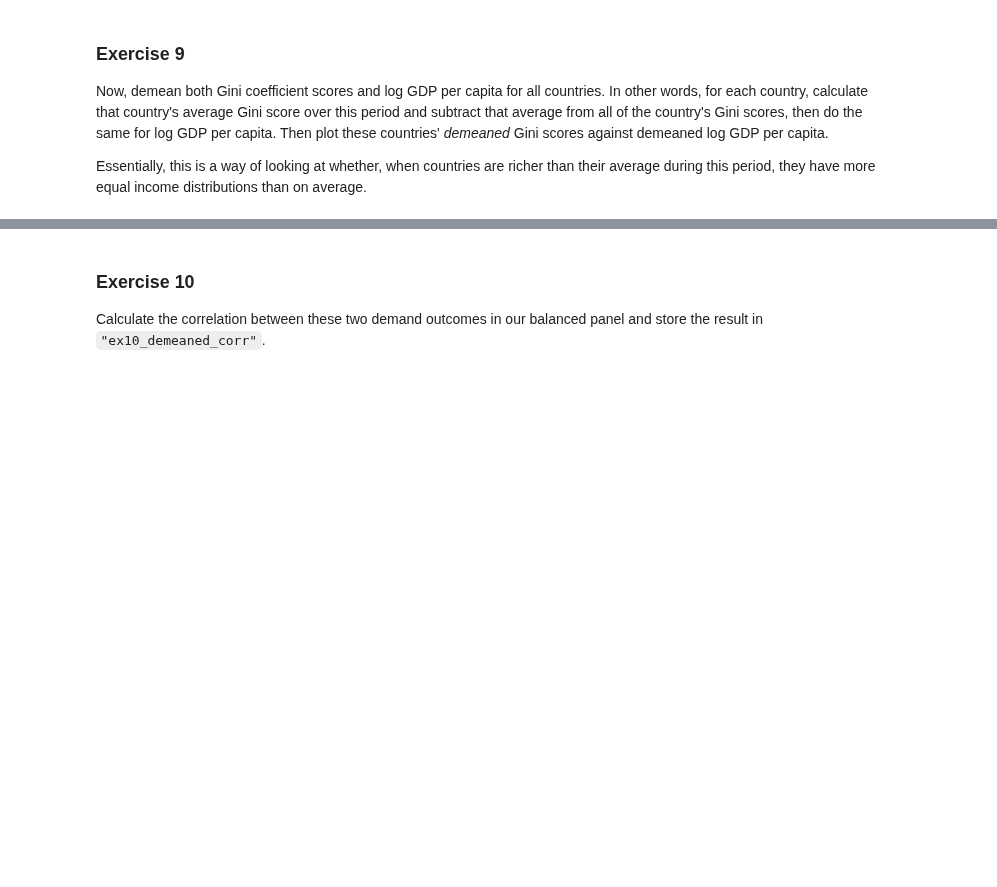
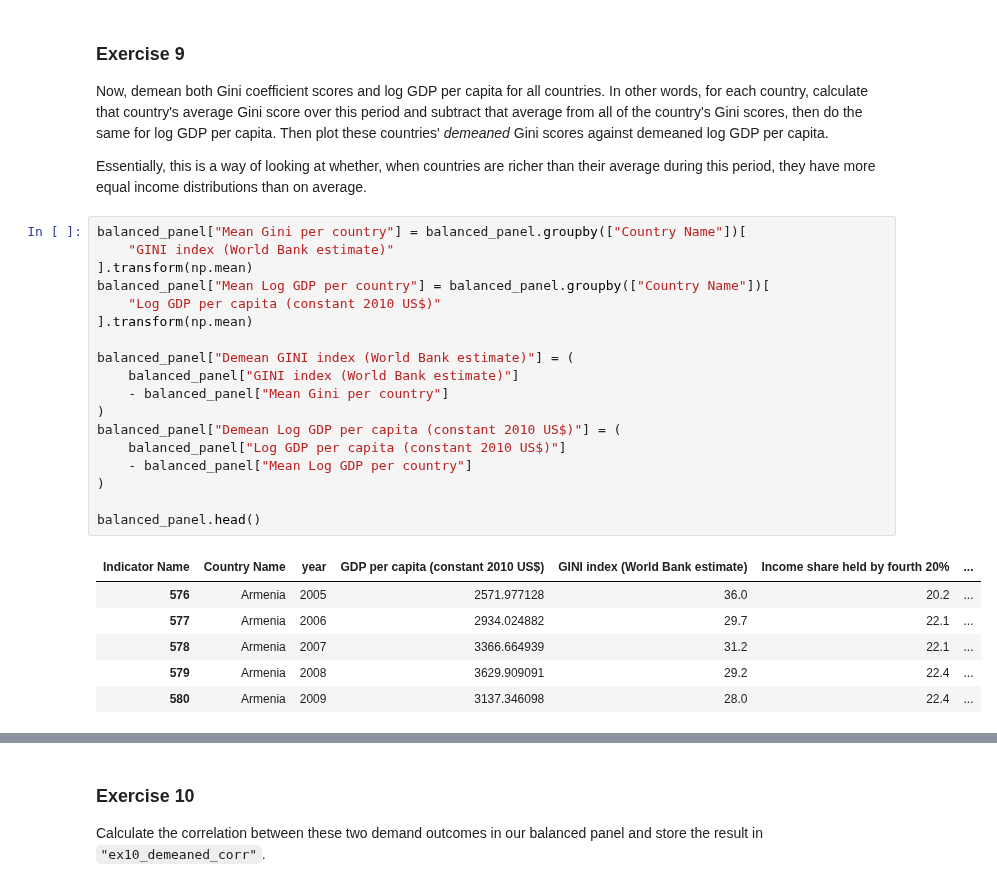
Before and after one commit to BarbaraPFloresRios/IDS720_PracticalDataScience, a Jupyter notebook: 20231109_ExerciseReshaping/Exercise_reshaping.ipynb, the cells around one changed output, grey strips where cells are left out. Cells and saved outputs as stored; diff of their text form; blank space fills up the shorter version.

```diff
--- a/20231109_ExerciseReshaping/Exercise_reshaping.ipynb
+++ b/20231109_ExerciseReshaping/Exercise_reshaping.ipynb
@@ -372,3 +380,28 @@ print(
 Now, demean both Gini coefficient scores and log GDP per capita for all countries. In other words, for each country, calculate that country's average Gini score over this period and subtract that average from all of the country's Gini scores, then do the same for log GDP per capita. Then plot these countries' *demeaned* Gini scores against demeaned log GDP per capita.
 
 Essentially, this is a way of looking at whether, when countries are richer than their average during this period, they have more equal income distributions than on average.
+# %%
+balanced_panel["Mean Gini per country"] = balanced_panel.groupby(["Country Name"])[
+    "GINI index (World Bank estimate)"
+].transform(np.mean)
+balanced_panel["Mean Log GDP per country"] = balanced_panel.groupby(["Country Name"])[
+    "Log GDP per capita (constant 2010 US$)"
+].transform(np.mean)
+
+balanced_panel["Demean GINI index (World Bank estimate)"] = (
+    balanced_panel["GINI index (World Bank estimate)"]
+    - balanced_panel["Mean Gini per country"]
+)
+balanced_panel["Demean Log GDP per capita (constant 2010 US$)"] = (
+    balanced_panel["Log GDP per capita (constant 2010 US$)"]
+    - balanced_panel["Mean Log GDP per country"]
+)
+
+balanced_panel.head()
+# %% [output]
+| Indicator Name | Country Name | year | GDP per capita (constant 2010 US$) | GINI index (World Bank estimate) | Income share held by fourth 20% | ... |
+| 576 | Armenia | 2005 | 2571.977128 | 36.0 | 20.2 | ... |
+| 577 | Armenia | 2006 | 2934.024882 | 29.7 | 22.1 | ... |
+| 578 | Armenia | 2007 | 3366.664939 | 31.2 | 22.1 | ... |
+| 579 | Armenia | 2008 | 3629.909091 | 29.2 | 22.4 | ... |
+| 580 | Armenia | 2009 | 3137.346098 | 28.0 | 22.4 | ... |
```
Also changed, not shown: parts of 7 cells of this notebook.
